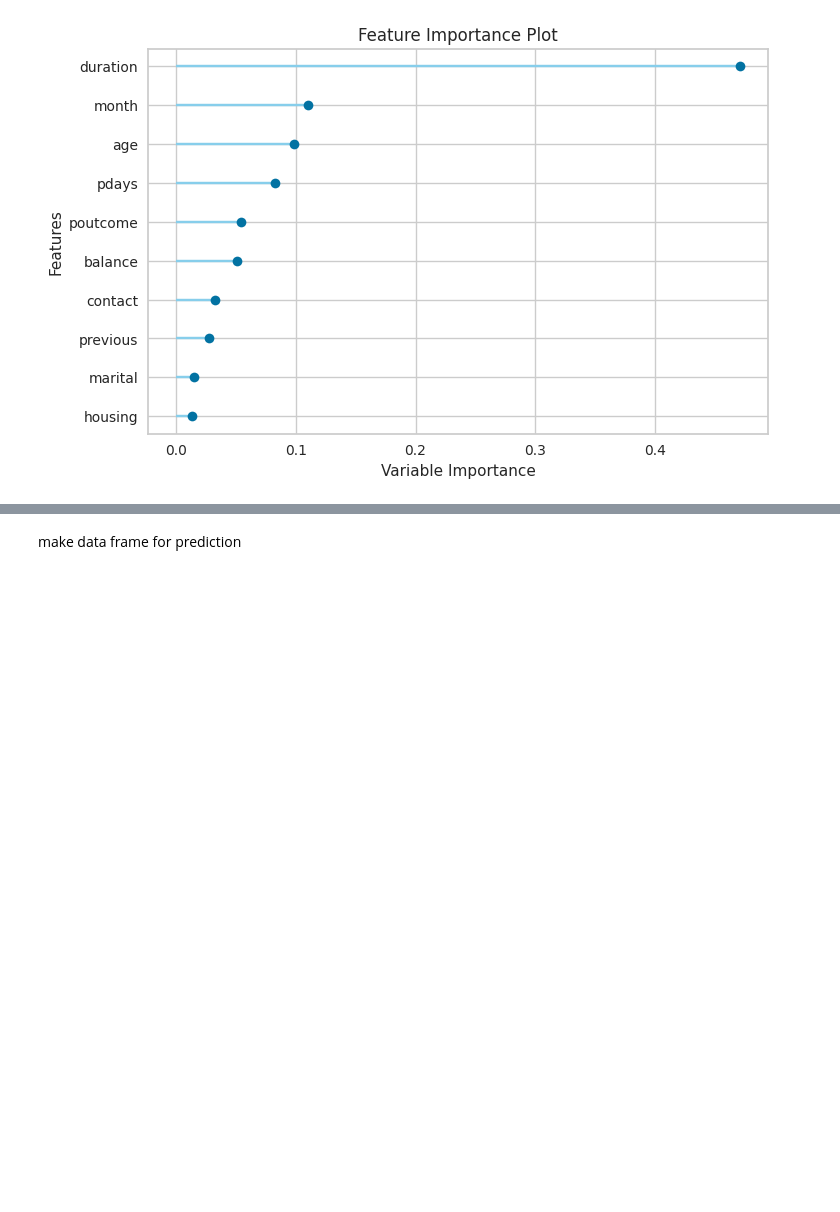
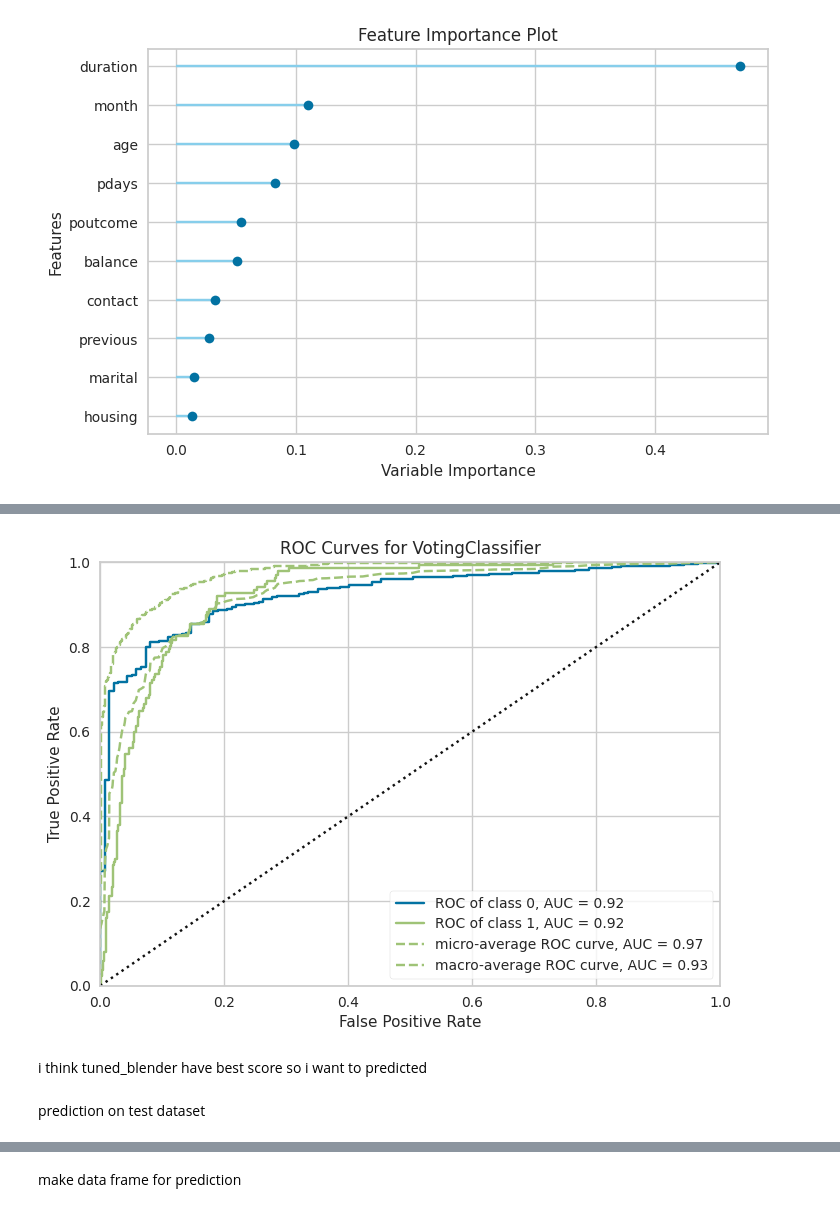
Before and after one commit to CodingForTheBlind/EExAI-hackathon, a Jupyter notebook: task summission.ipynb, the cells around one changed output, grey strips where cells are left out. Drawn from its saved outputs; the diff is of its cells as text; code cells hidden in the pictures; blank space fills up the shorter version.

```diff
--- a/task summission.ipynb
+++ b/task summission.ipynb
@@ -534,0 +651,4 @@ prediction the train data
+# %%
+# plot AUC
+plot_model(tuned_blender, plot = 'auc')
+# %% [output]
@@ -535,2 +656,7 @@ prediction the train data
+[figure, added]
+# %% [markdown]
+i think tuned_blender have best score so i want to predicted
+# %% [markdown]
+prediction on test dataset
 # %%
 # Convert columns to a list
```
Also changed, not shown: parts of 22 cells of this notebook, 2 other files.
